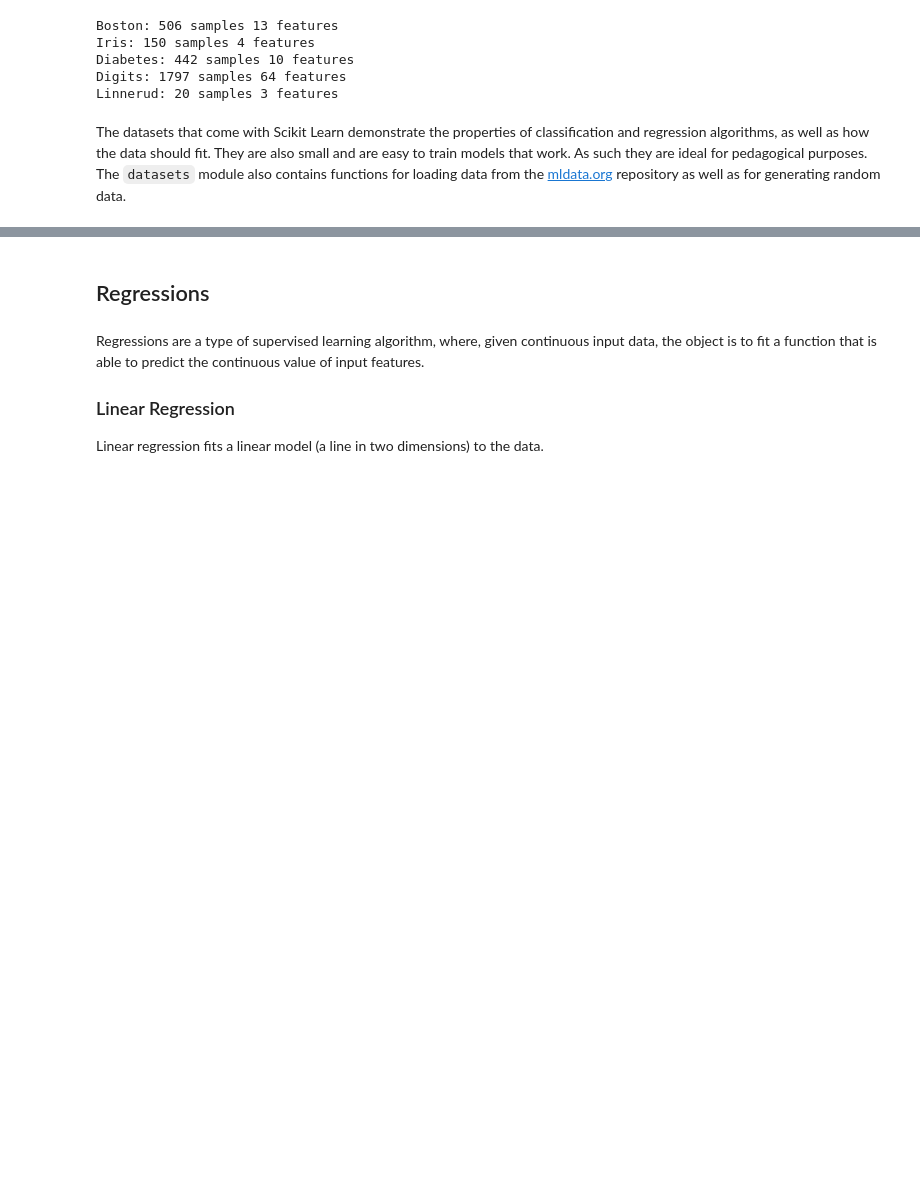
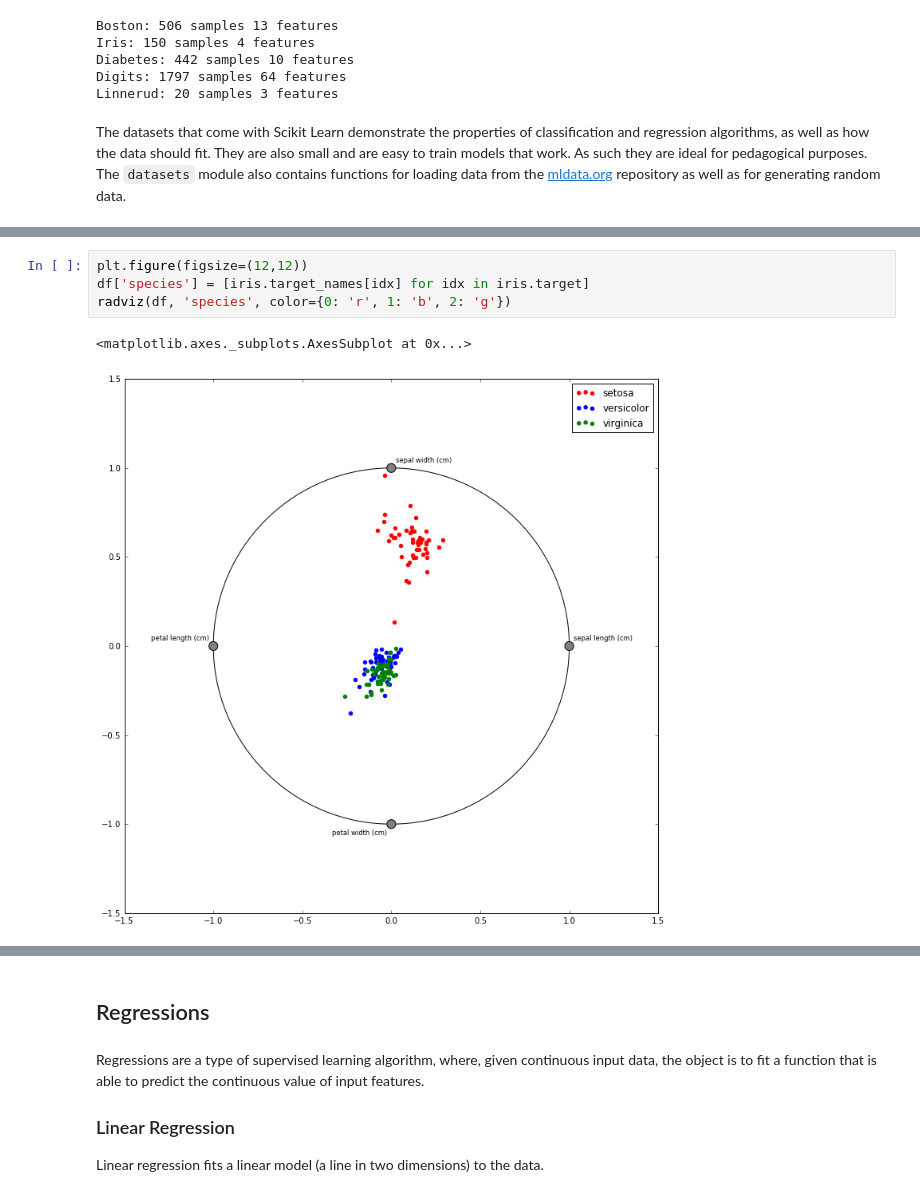
Before and after one commit to MarkjoyGU/Injury-Prediction, a Jupyter notebook: notebook/Tour de SciKit-Learn.ipynb, the cells around one changed output, grey strips where cells are left out. Cells and saved outputs as stored; diff of their text form; blank space fills up the shorter version.

```diff
--- a/notebook/Tour de SciKit-Learn.ipynb
+++ b/notebook/Tour de SciKit-Learn.ipynb
@@ -71,3 +70,10 @@ ValueError: Buffer has wrong number of dimensions (expected 1, got 2)
+# %%
+plt.figure(figsize=(12,12))
+df['species'] = [iris.target_names[idx] for idx in iris.target]
+radviz(df, 'species', color={0: 'r', 1: 'b', 2: 'g'})
+# %% [output]
+<matplotlib.axes._subplots.AxesSubplot at 0x...>
+[figure, added]
 # %%
 df = pd.DataFrame(diabetes.data)
 fig = scatter_matrix(df, alpha=0.2, figsize=(16, 10), diagonal='kde')
```
Also changed, not shown: parts of 14 cells of this notebook.
